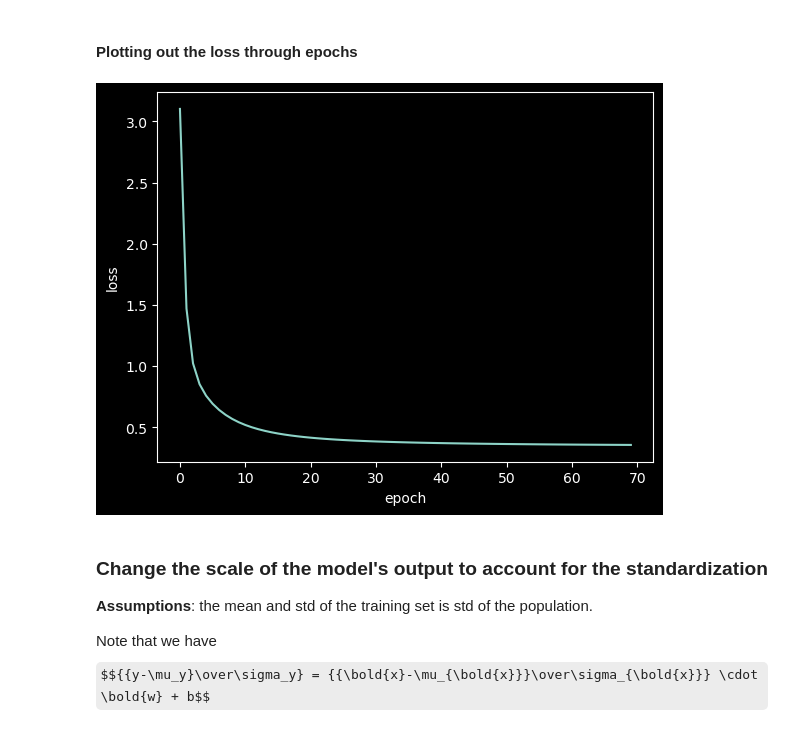
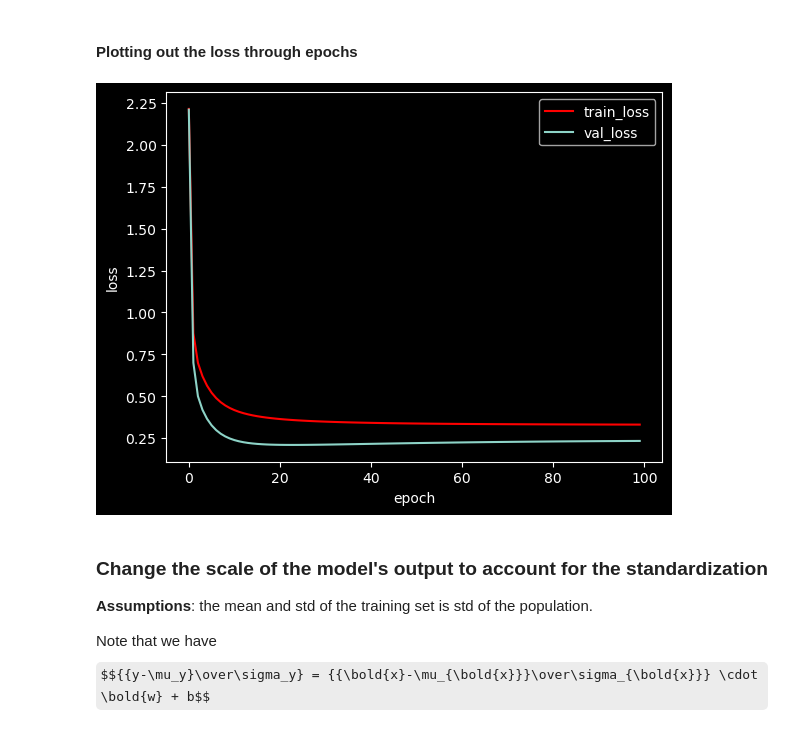
Before and after one commit to DeoGM2911/Learning-ML-with-PyTorch, a Jupyter notebook: exercise.ipynb, the cells around one changed output. Saved outputs shown, nothing was run; the diff lists cells and outputs as text; code cells hidden in the pictures; some formulas as TeX source.

Commit message:
Add validation set while training.

```diff
--- a/exercise.ipynb
+++ b/exercise.ipynb
@@ -86,10 +89,10 @@ X = torch.from_numpy(X)  # Already of type float32
 y = torch.from_numpy(y)
 # %%
 # Number of training samples
-num_train = 5 * X.shape[0] // 6
+num_train, num_val = 10 * X.shape[0] // 12, X.shape[0] // 12
 
-X_train, X_test = torch.split_with_sizes(X, [num_train, X.shape[0] - num_train])
-y_train, y_test = torch.split_with_sizes(y, [num_train, y.shape[0] - num_train])
-X_train.shape, X_test.shape, y_train.shape, y_test.shape
+X_train, X_val, X_test = torch.split_with_sizes(X, [num_train, num_val, X.shape[0]-num_val-num_train])
+y_train, y_val, y_test = torch.split_with_sizes(y, [num_train, num_val, X.shape[0]-num_val-num_train])
+X_train.shape, X_val.shape, X_test.shape, y_train.shape, y_val.shape, y_test.shape
 # %% [output]
 (torch.Size([421, 12]),
@@ -104,7 +109,7 @@ For now assume linear model
 model = nn.Linear(12, 1)
 # %%
 # Configure loss function and optimizer
-lr = 0.05
+lr = 0.07
 
 criterion = nn.MSELoss()
 optimizer = torch.optim.SGD(model.parameters(), lr=lr)
@@ -112,8 +117,9 @@ optimizer = torch.optim.SGD(model.parameters(), lr=lr)
 ### Train the model
 # %%
 # Number of epochs
-num_epochs = 70
+num_epochs = 100
 losses = []
+val_losses = []
 
 for epoch in range(num_epochs):
     # Zero the gradient
@@ -122,6 +128,10 @@ for epoch in range(num_epochs):
     # Forward pass and calculate the loss
     y_hat = model(X_train)
     loss = criterion(y_hat, y_train)
+    with torch.no_grad():
+        y_val_hat = model(X_val)
+        val_loss = criterion(y_val_hat, y_val)
+        val_losses.append(val_loss.item())  # Record for examination
 
     losses.append(loss.item())  # Record for examination
 
@@ -169,10 +184,12 @@ Bias: [0.05593902]
 # %%
 plt.xlabel("epoch")
 plt.ylabel("loss")
-plt.plot(losses)
+plt.plot(losses, c="red")
+plt.plot(val_losses)
+plt.legend(["train_loss", "val_loss"])
 plt.show()
 # %% [output]
-[figure, old version]
+[figure, new version]
 # %% [markdown]
 ### Change the scale of the model's output to account for the standardization
 
```
Also changed, not shown: parts of 7 cells of this notebook.
